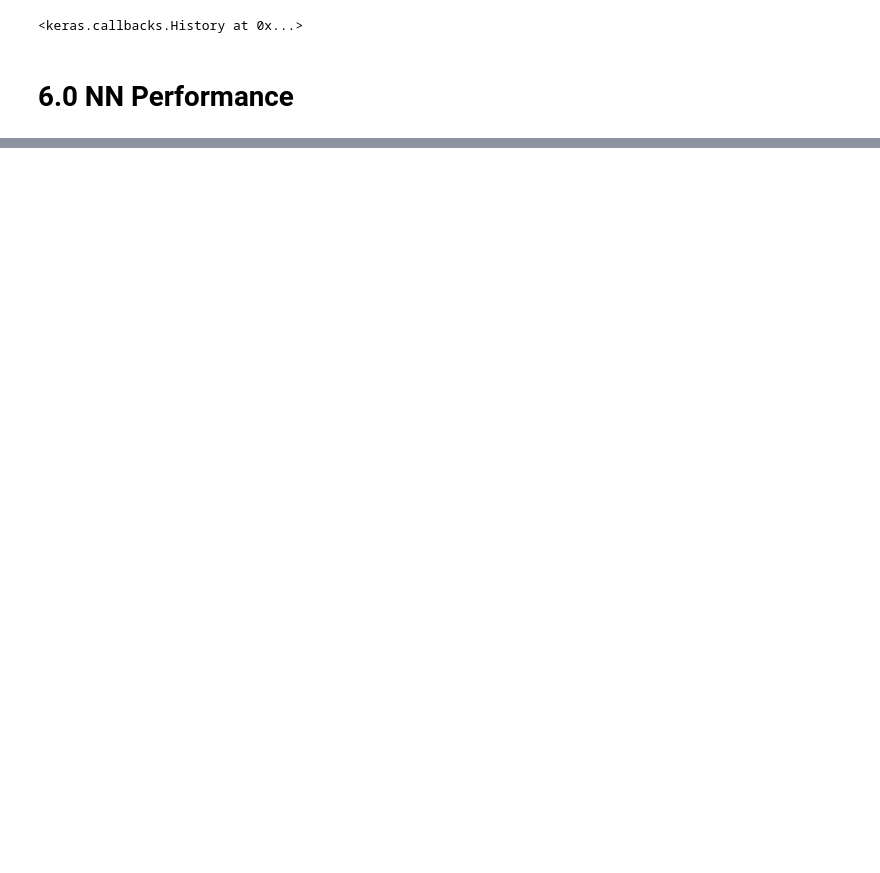
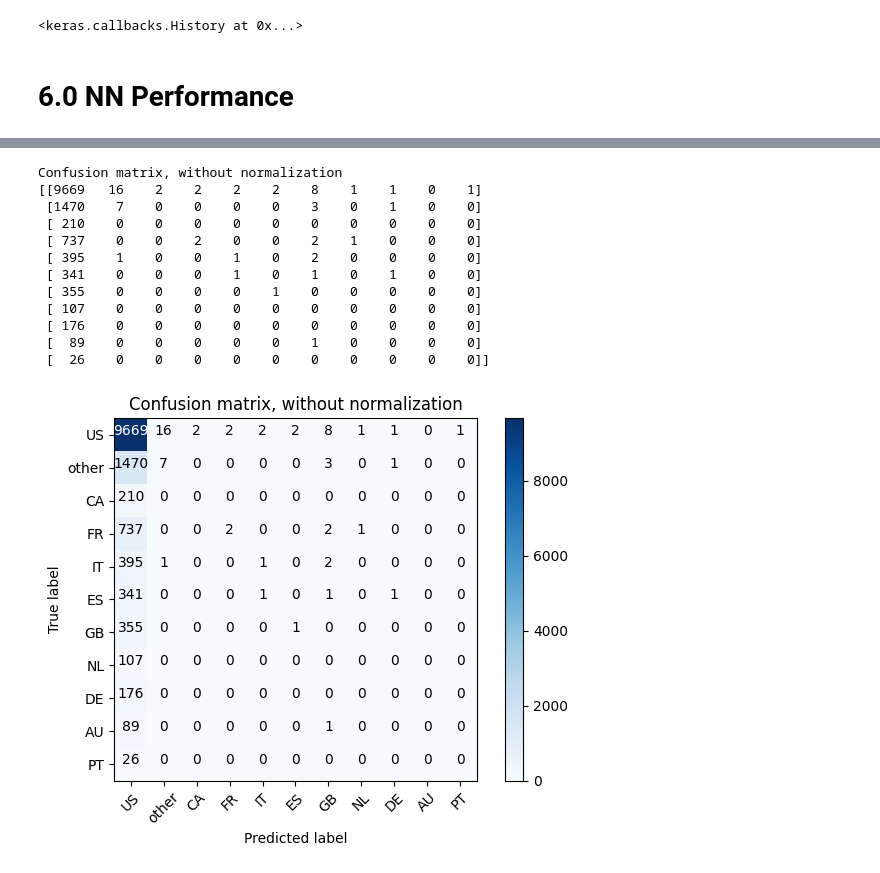
Before and after one commit to ViniciusKos/airbnb_prediction, a Jupyter notebook: insurance_cross_sell.ipynb, the cells around one changed output, grey strips where cells are left out. Saved outputs shown, nothing was run; the diff lists cells and outputs as text; code cells hidden in the pictures; blank space fills up the shorter version.

```diff
--- a/insurance_cross_sell.ipynb
+++ b/insurance_cross_sell.ipynb
@@ -44,6 +106,8 @@ df_sessions.head(3)
 # 1.0 Data Description
 # %%
 df1 = df0.copy()
+# %%
+df_sessions1 = df_sessions.copy()
 # %%
 df1.shape
 # %% [output]
@@ -233,0 +436,22 @@ weighted avg       0.54      0.71      0.59     13635
+# %%
+cnf_matrix = confusion_matrix(ytest_nn, yhat_nn,labels=y.unique())
+np.set_printoptions(precision=2)
+
+# Plot non-normalized confusion matrix
+plt.figure()
+plot_confusion_matrix(cnf_matrix, classes=y.unique(),
+                      title='Confusion matrix, without normalization')
+# %% [output]
+Confusion matrix, without normalization
+[[9669   16    2    2    2    2    8    1    1    0    1]
+ [1470    7    0    0    0    0    3    0    1    0    0]
+ [ 210    0    0    0    0    0    0    0    0    0    0]
+ [ 737    0    0    2    0    0    2    1    0    0    0]
+ [ 395    1    0    0    1    0    2    0    0    0    0]
+ [ 341    0    0    0    1    0    1    0    1    0    0]
+ [ 355    0    0    0    0    1    0    0    0    0    0]
+ [ 107    0    0    0    0    0    0    0    0    0    0]
+ [ 176    0    0    0    0    0    0    0    0    0    0]
+ [  89    0    0    0    0    0    1    0    0    0    0]
+ [  26    0    0    0    0    0    0    0    0    0    0]]
+[figure, added]
```
Also changed, not shown: parts of 34 cells of this notebook, 1 other file.
